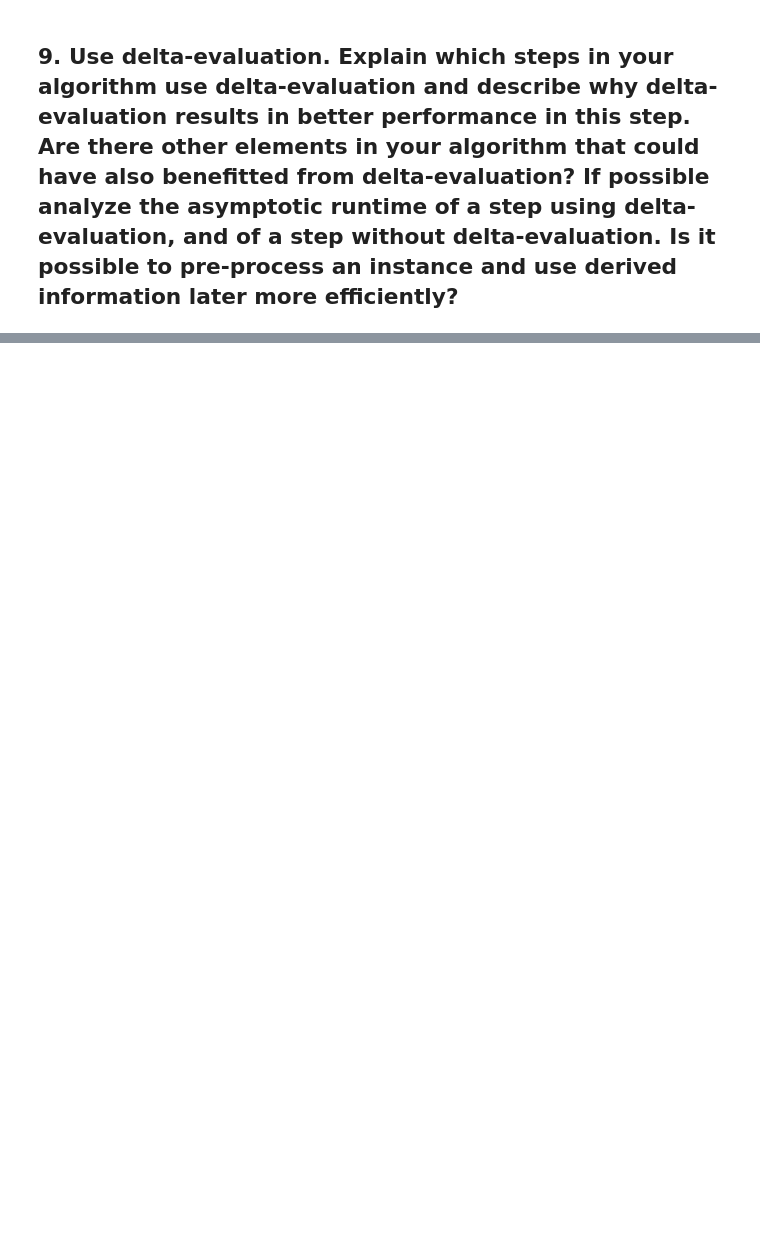
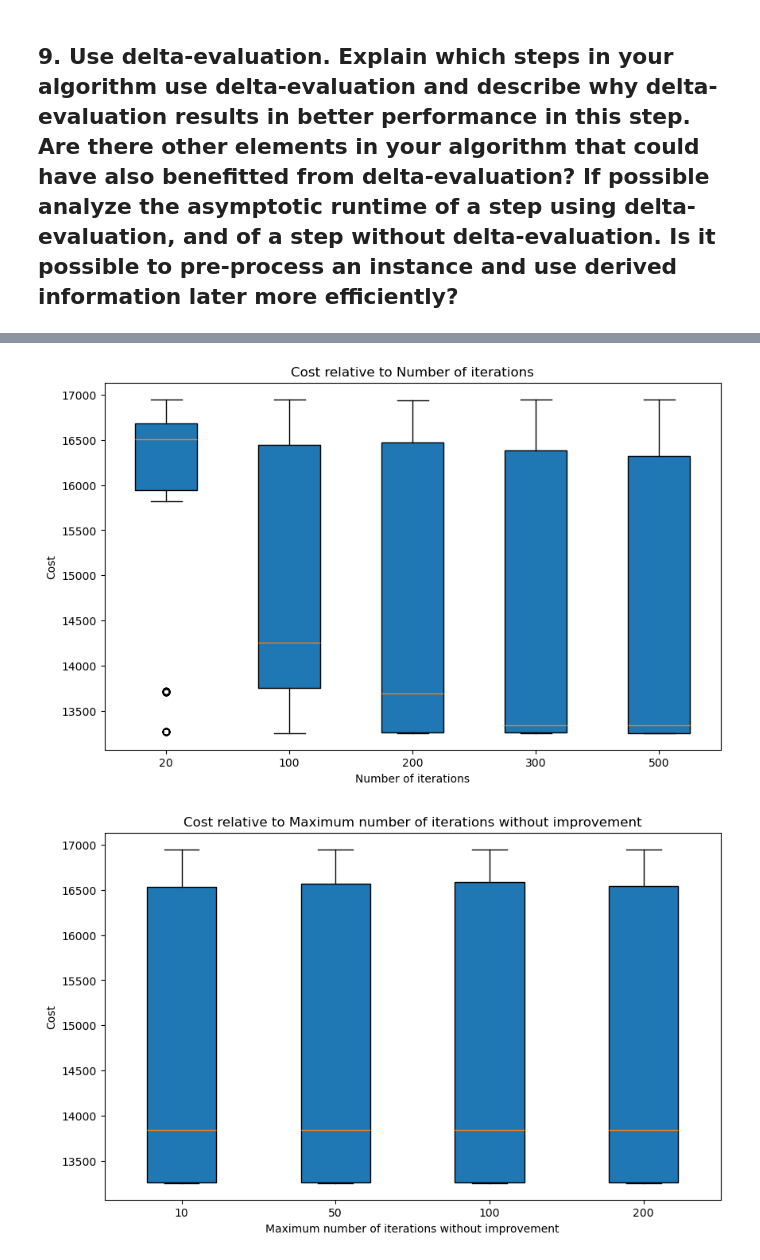
Before and after one commit to bergio13/heuristic-optimization-MWCCP, a Jupyter notebook: Hw1.ipynb, the cells around one changed output, grey strips where cells are left out. Saved outputs shown, nothing was run; the diff lists cells and outputs as text; code cells hidden in the pictures; blank space fills up the shorter version.

```diff
--- a/Hw1.ipynb
+++ b/Hw1.ipynb
@@ -1751,7 +1836,8 @@ vnd = ImprovedVND(
         NeighborhoodType.SWAP,
         NeighborhoodType.INSERT,
         NeighborhoodType.REVERSE
-    ]
+    ],
+    objective_function=cost_function_bit
 )
 
 best_solution, best_cost, stats = vnd.vnd_search()
@@ -2069,8 +2276,8 @@ vnd = ImprovedVND(
     graph=graph,
     initial_solution=ordering,
     step_function=StepFunction.BEST_IMPROVEMENT,
-    max_iter=200,
-    max_no_improve=200,
+    max_iter=100,
+    max_no_improve=20,
     neighborhood_order=[
         NeighborhoodType.SWAP,
         NeighborhoodType.INSERT,
@@ -2094,8 +2301,8 @@ vnd = DeltaImprovedVND(
     graph=graph,
     initial_solution=ordering,
     step_function=StepFunction.BEST_IMPROVEMENT,
-    max_iter=200,
-    max_no_improve=200,
+    max_iter=100,
+    max_no_improve=20,
     neighborhood_order=[
         NeighborhoodType.SWAP,
         NeighborhoodType.INSERT,
@@ -2127,0 +2472,10 @@ Improvements per neighborhood:
+# %%
+tuning_folder_path_small = "content/tuning_instances/small"
+tuning_folder_path_med = "content/tuning_instances/medium"
+tuning_folder_path_med_large = "content/tuning_instances/medium_large"
+tuning_folder_path_large = "content/tuning_instances/large"
+
+items_tuning_small = list_files_in_folder(tuning_folder_path_small)
+items_tuning_med = list_files_in_folder(tuning_folder_path_med)
+items_tuning_med_large = list_files_in_folder(tuning_folder_path_med_large)
+items_tuning_large = list_files_in_folder(tuning_folder_path_large)
@@ -2127,0 +2652,26 @@ Improvements per neighborhood:
+# %%
+cost_func = lambda x: sum([result[2] for result in x]) / len(x)
+#Graph the cost relative to the number of iterations
+graph_results_box_plot(results, lambda x: x[0], cost_func, 'Number of iterations', 'Cost')
+
+# Graph the cost relative to the maximum number of iterations without improvement
+graph_results_box_plot(results, lambda x: x[1], cost_func, 'Maximum number of iterations without improvement', 'Cost')
+
+# Graph the cost relative to the neighborhood order
+neigborhood_names = {
+    NeighborhoodType.SWAP: "SWAP",
+    NeighborhoodType.INSERT: "INSERT",
+    NeighborhoodType.REVERSE: "REVERSE"
+}
+graph_results_box_plot(results, (lambda x: ", ".join([neigborhood_names[neighborhood] for neighborhood in x[2]])), cost_func, 'Neighborhood order', 'Cost', x_rotation=90)
+
+# Graph the cost relative to the step function
+names_dict = {
+        StepFunction.BEST_IMPROVEMENT: "BEST_IMPROVEMENT",
+        StepFunction.FIRST_IMPROVEMENT: "FIRST_IMPROVEMENT",
+        StepFunction.RANDOM: "RANDOM"
+}
+graph_results_box_plot(results, lambda x: names_dict[x[3]], cost_func, 'Step function', 'Cost')
+# %% [output]
+[figure, added]
+[figure, added]
```
Also changed, not shown: parts of 51 cells of this notebook.
